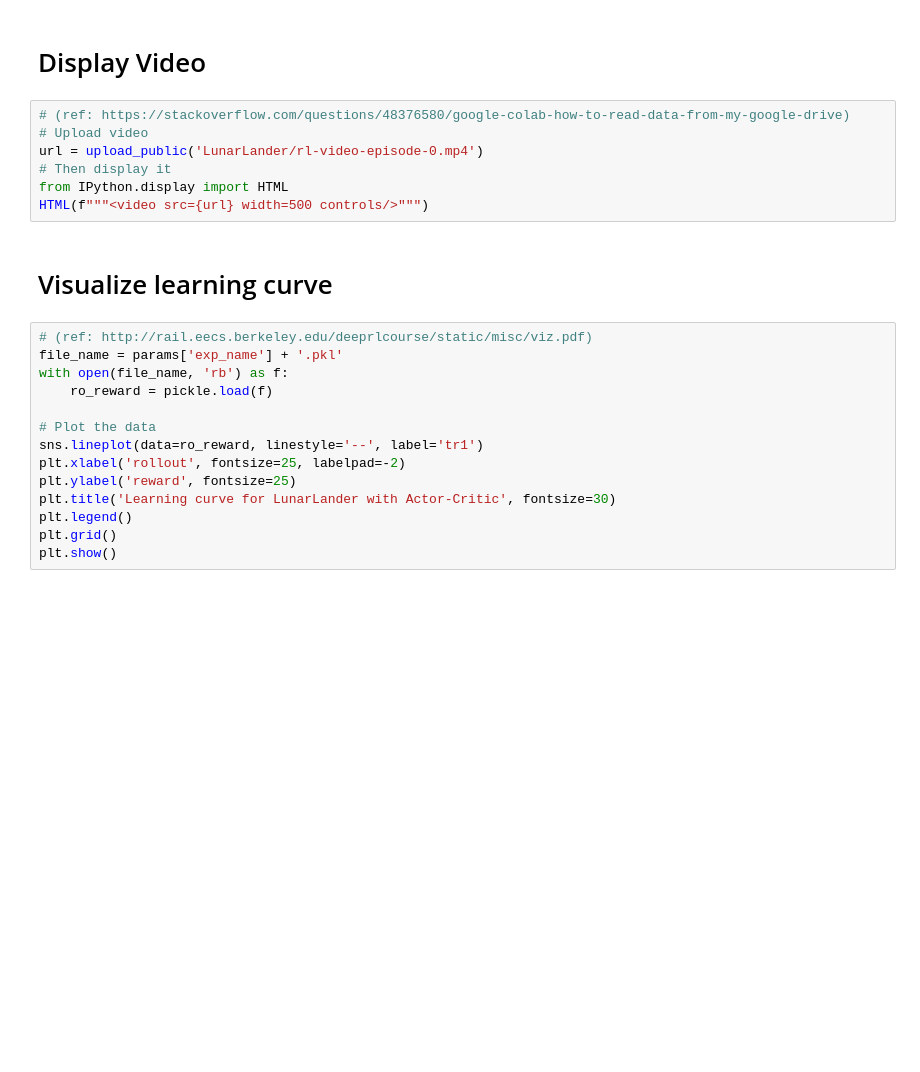
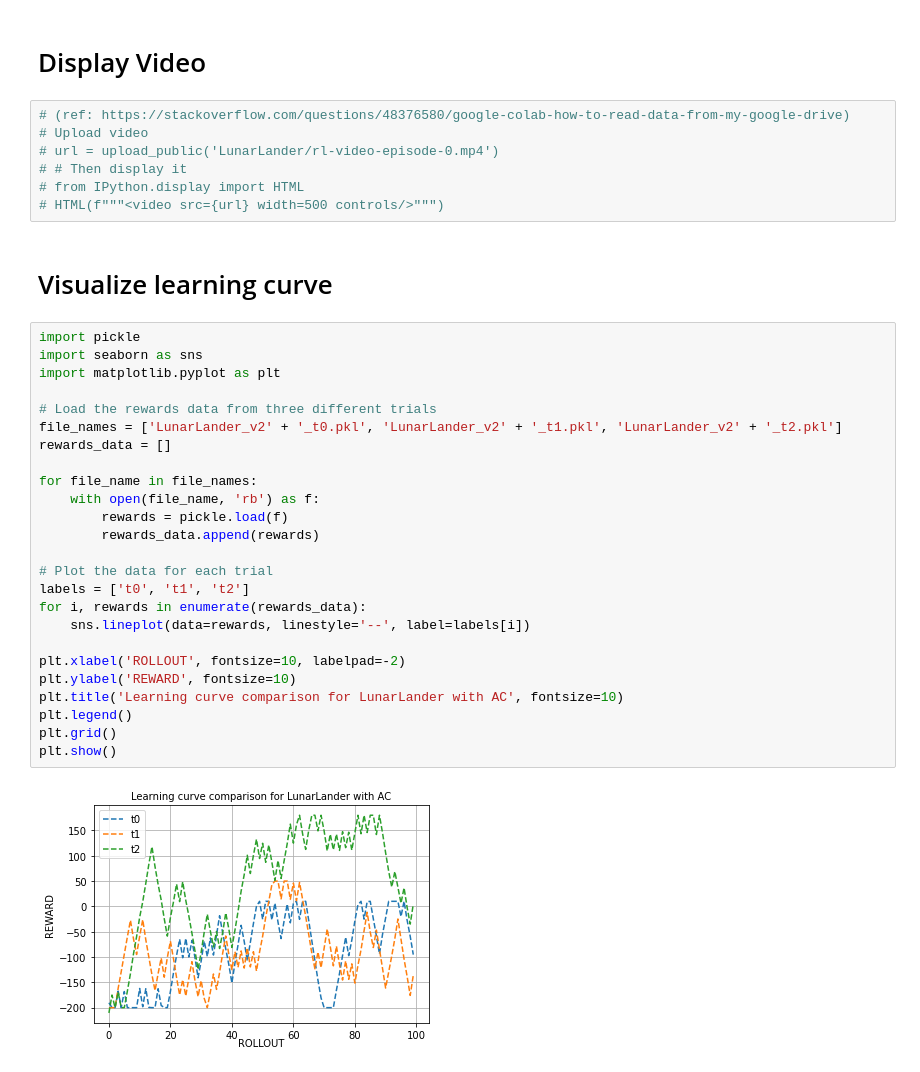
Before and after one commit to sachitsatyal/hw2, a Jupyter notebook: python/cse6369_spring2023_hw2_ac.ipynb, the cells around one changed output. Saved outputs shown, nothing was run; the diff lists cells and outputs as text; blank space fills up the shorter version.

```diff
--- a/python/cse6369_spring2023_hw2_ac.ipynb
+++ b/python/cse6369_spring2023_hw2_ac.ipynb
@@ -76,23 +76,36 @@ KeyError: 'state'
 # %%
 # (ref: https://stackoverflow.com/questions/48376580/google-colab-how-to-read-data-from-my-google-drive)
 # Upload video
-url = upload_public('LunarLander/rl-video-episode-0.mp4')
-# Then display it
-from IPython.display import HTML
-HTML(f"""<video src={url} width=500 controls/>""")
+# url = upload_public('LunarLander/rl-video-episode-0.mp4')
+# # Then display it
+# from IPython.display import HTML
+# HTML(f"""<video src={url} width=500 controls/>""")
 # %% [markdown]
 # Visualize learning curve
 # %%
-# (ref: http://rail.eecs.berkeley.edu/deeprlcourse/static/misc/viz.pdf)
-file_name = params['exp_name'] + '.pkl'
-with open(file_name, 'rb') as f:
-    ro_reward = pickle.load(f)
+import pickle
+import seaborn as sns
+import matplotlib.pyplot as plt
 
-# Plot the data
-sns.lineplot(data=ro_reward, linestyle='--', label='tr1')
-plt.xlabel('rollout', fontsize=25, labelpad=-2)
-plt.ylabel('reward', fontsize=25)
-plt.title('Learning curve for LunarLander with Actor-Critic', fontsize=30)
+# Load the rewards data from three different trials
+file_names = ['LunarLander_v2' + '_t0.pkl', 'LunarLander_v2' + '_t1.pkl', 'LunarLander_v2' + '_t2.pkl']
+rewards_data = []
+
+for file_name in file_names:
+    with open(file_name, 'rb') as f:
+        rewards = pickle.load(f)
+        rewards_data.append(rewards)
+
+# Plot the data for each trial
+labels = ['t0', 't1', 't2']
+for i, rewards in enumerate(rewards_data):
+    sns.lineplot(data=rewards, linestyle='--', label=labels[i])
+
+plt.xlabel('ROLLOUT', fontsize=10, labelpad=-2)
+plt.ylabel('REWARD', fontsize=10)
+plt.title('Learning curve comparison for LunarLander with AC', fontsize=10)
 plt.legend()
 plt.grid()
 plt.show()
+# %% [output]
+[figure, added]
```
Also changed, not shown: parts of 2 cells of this notebook, 6 other files.
